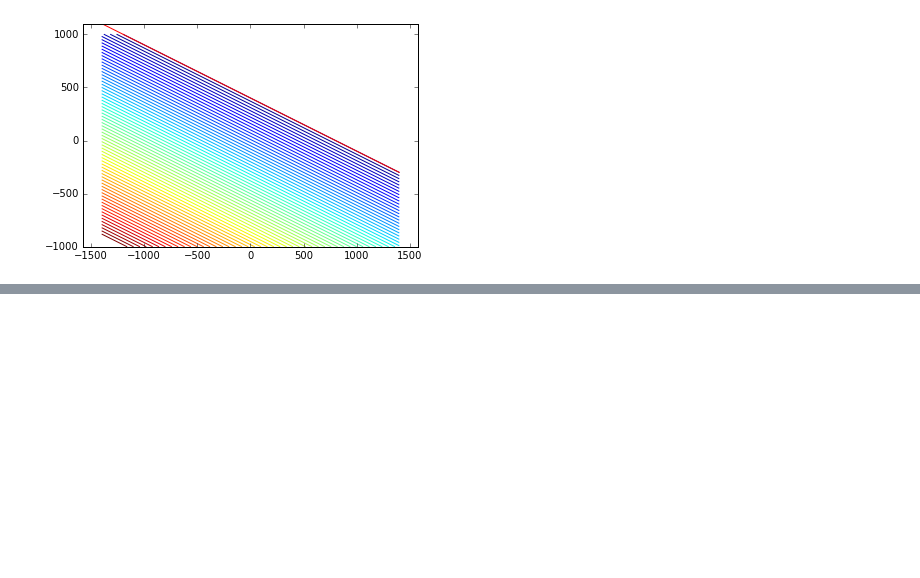
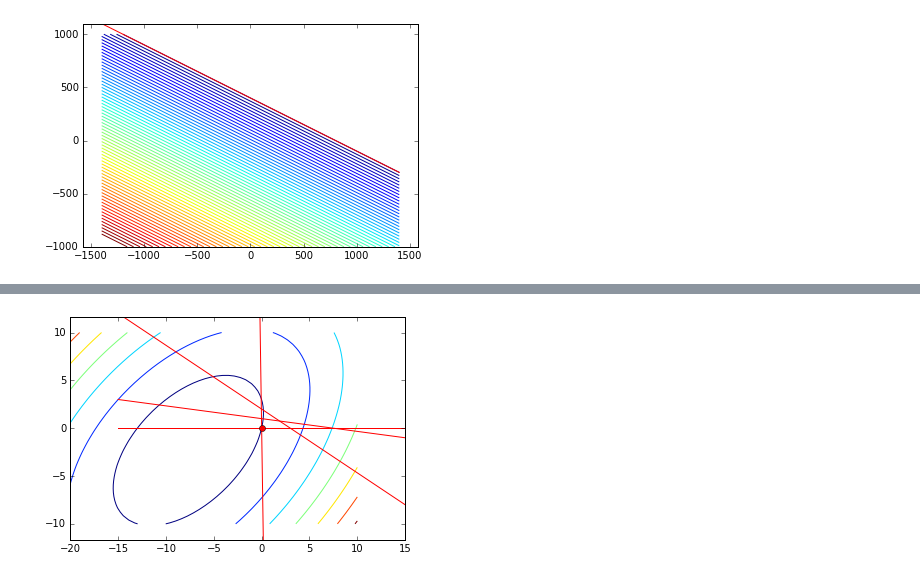
Before and after one commit to heolin/math_optimizations, a Jupyter notebook: Optimizations.ipynb, the cells around one changed output, grey strips where cells are left out. Cells and saved outputs as stored; diff of their text form; code cells hidden in the pictures; blank space fills up the shorter version.

```diff
--- a/Optimizations.ipynb
+++ b/Optimizations.ipynb
@@ -1196,0 +1268,93 @@ for t in xrange(10):
+# %%
+e1 = 0.0000001
+e2 = 0.001
+
+K = 2
+c = 1.1
+t = 0
+
+p = 0#np.random.randint(-1500, 1500)
+q = 0#np.random.randint(gg(p), 1000)
+
+g_set = ogrs
+
+x0 = np.array([p, q])
+
+plt.axis("equal")
+plt.contour(xmesh, ymesh, fmesh)
+for i in xrange(len(ogrs)):
+    lin1 = np.zeros((100, 2))
+    lin1[:, 0] = np.linspace(-20, 10, num=100)
+    lin1[:, 1] = lin(np.linspace(-10, 10, num=100), i)
+    plt.plot(lin1.T[0]+5, lin1.T[1], "r-")
+
+
+plt.plot(x0[0], x0[1], "ro")
+plt.ylim([-10,10])
+plt.show()
+
+
+for _ in xrange(4):
+    g_last = []
+    g_current = [j for j in xrange(len(g_set)) if abs(g_set[j](x0))<e1]
+
+    print g_current
+    if t >= 1 and (g_current == g_last) or (g_current == []):
+        s =  -get_gradient(f, x0, 1)
+    else:
+
+        df = get_gradient(f, x0, 1)
+        A = np.array([get_gradient(ogrs[i], x0, 1) for i in g_current])
+        Ap = np.dot(np.dot(A.T, np.linalg.inv(np.dot(A, A.T))), A)
+        P = np.identity(2) - Ap
+
+        s = -np.dot(P, df)
+
+    if  np.linalg.norm(s) < e2:
+        u = np.dot(np.dot(np.linalg.inv(np.dot(A, A.T)), A), df)
+        um = min(u[l] for l in xrange(len(g_current)))
+        ir = list(u).index(um)
+
+        if abs(um) < e2:
+            print "zakończ"
+        A = np.delete(A, ir, axis=0)
+        Ap = np.dot(np.dot(A.T, np.linalg.inv(np.dot(A, A.T))), A)
+        P = np.identity(2) - Ap
+        s = -np.dot(P, df)
+
+    wa = x0 + s
+
+    g_not = [l for l in xrange(len(g_set)) if l not in g_current]
+
+
+    for a in range(1, 100):
+        arg = 1.0/a
+        if all([ogrs[l](arg * wa) >= 0 for l in g_not]):
+            break
+
+    amax = arg
+    aresults = []
+    for val in range(int(amax*100), -1, -1):
+        arg = val/100.0
+        farg = f(x0 + s*arg)
+        if all([ogrs[l](arg * wa) >= 0 for l in g_not]):
+            aresults.append((arg, farg))
+    aprim = min(aresults, key=lambda x:x[1])[0]
+    x0 = x0 + s * aprim
+
+    g_last = g_current
+
+    plt.axis("equal")
+    plt.contour(xmesh, ymesh, fmesh)
+    for i in xrange(len(ogrs)):
+        lin1 = np.zeros((100, 2))
+        lin1[:, 0] = np.linspace(-20, 10, num=100)
+        lin1[:, 1] = lin(np.linspace(-10, 10, num=100), i)
+        plt.plot(lin1.T[0]+5, lin1.T[1], "r-")
+
+
+    plt.plot(x0[0], x0[1], "ro")
+    plt.ylim([-10,10])
+    plt.show()
+# %% [output]
+[figure, added]
```
Also changed, not shown: parts of 12 cells of this notebook.
